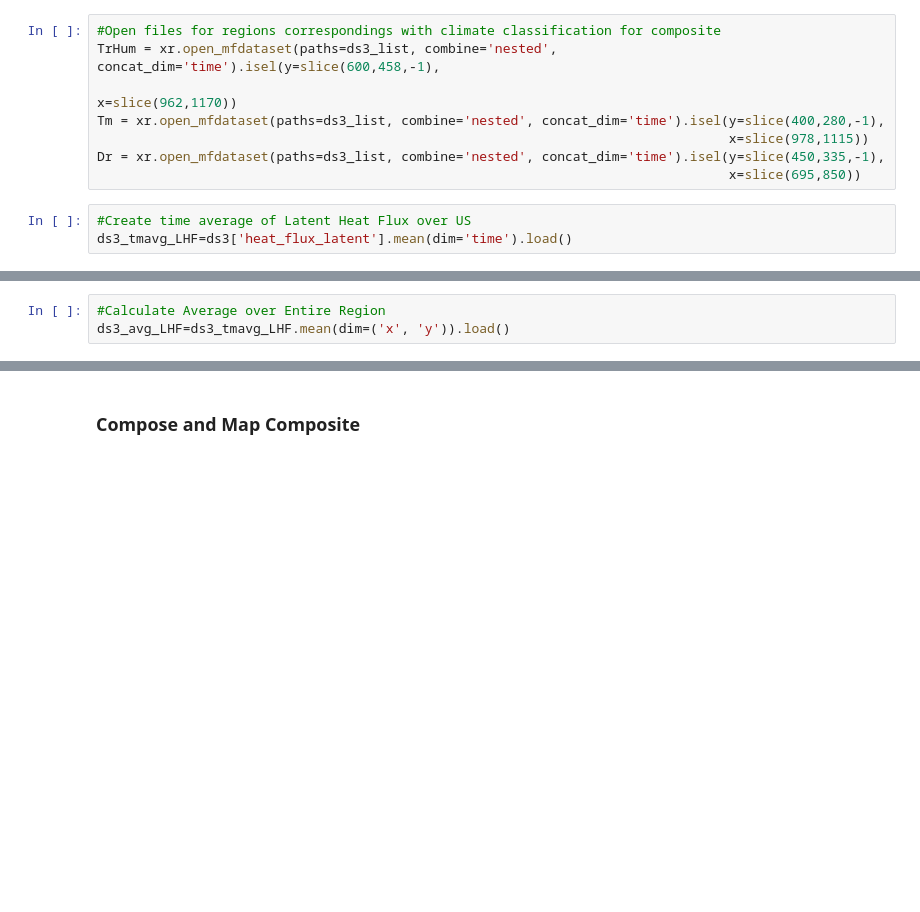
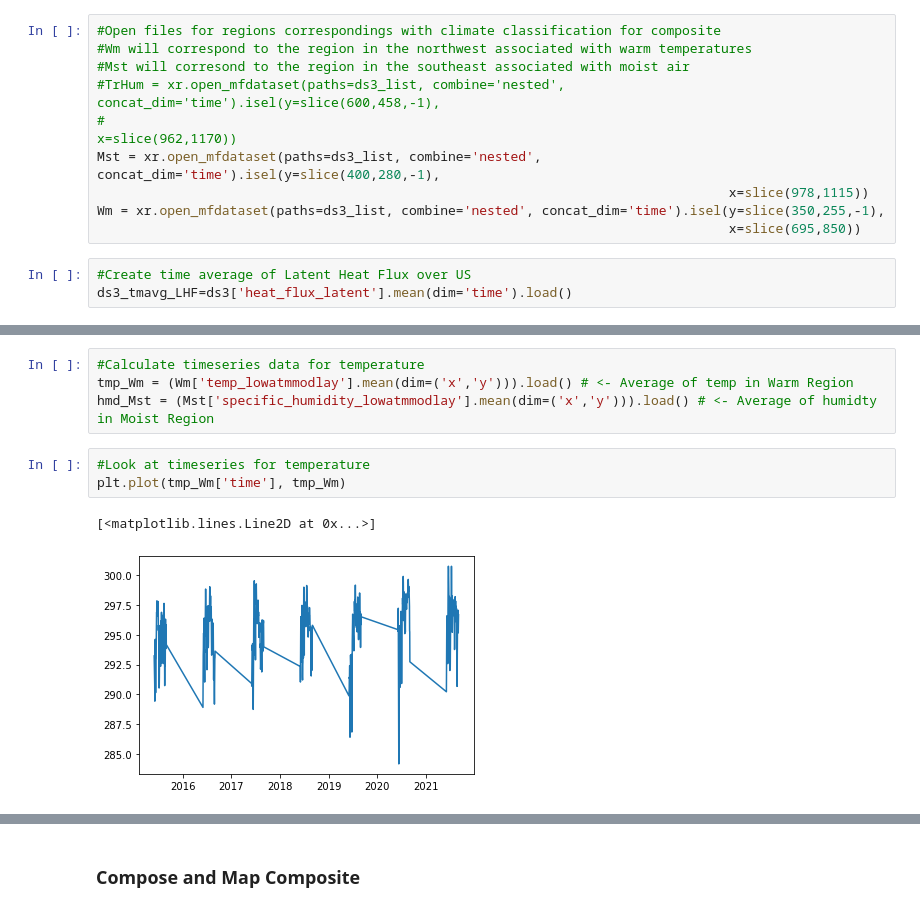
Before and after one commit to BDavis39/CLIM680, a Jupyter notebook: CLIM680_Assignments.ipynb, the cells around one changed output, grey strips where cells are left out. Saved outputs shown, nothing was run; the diff lists cells and outputs as text; blank space fills up the shorter version.

```diff
--- a/CLIM680_Assignments.ipynb
+++ b/CLIM680_Assignments.ipynb
@@ -481,11 +485,13 @@ Data variables:
     windspeed_lowatmmodlay             (time, y, x) float32 dask.array<chunksize=(1, 480, 740), meta=np.ndarray>
 # %%
 #Open files for regions correspondings with climate classification for composite
-TrHum = xr.open_mfdataset(paths=ds3_list, combine='nested', concat_dim='time').isel(y=slice(600,458,-1),
-                                                                                      x=slice(962,1170))
-Tm = xr.open_mfdataset(paths=ds3_list, combine='nested', concat_dim='time').isel(y=slice(400,280,-1),
+#Wm will correspond to the region in the northwest associated with warm temperatures
+#Mst will corresond to the region in the southeast associated with moist air
+#TrHum = xr.open_mfdataset(paths=ds3_list, combine='nested', concat_dim='time').isel(y=slice(600,458,-1),
+#                                                                                      x=slice(962,1170))
+Mst = xr.open_mfdataset(paths=ds3_list, combine='nested', concat_dim='time').isel(y=slice(400,280,-1),
                                                                                  x=slice(978,1115))
-Dr = xr.open_mfdataset(paths=ds3_list, combine='nested', concat_dim='time').isel(y=slice(450,335,-1),
+Wm = xr.open_mfdataset(paths=ds3_list, combine='nested', concat_dim='time').isel(y=slice(350,255,-1),
                                                                                  x=slice(695,850))
 # %%
 #Create time average of Latent Heat Flux over US
@@ -558,3 +565,10 @@ plt.legend([trp, tmp, dry], labels,
-# %%
-#Calculate Average over Entire Region
-ds3_avg_LHF=ds3_tmavg_LHF.mean(dim=('x', 'y')).load()
+# %%
+#Calculate timeseries data for temperature
+tmp_Wm = (Wm['temp_lowatmmodlay'].mean(dim=('x','y'))).load() # <- Average of temp in Warm Region
+hmd_Mst = (Mst['specific_humidity_lowatmmodlay'].mean(dim=('x','y'))).load() # <- Average of humidty in Moist Region
+# %%
+#Look at timeseries for temperature
+plt.plot(tmp_Wm['time'], tmp_Wm)
+# %% [output]
+[<matplotlib.lines.Line2D at 0x...>]
+[figure, added]
```
Also changed, not shown: parts of 28 cells of this notebook.
